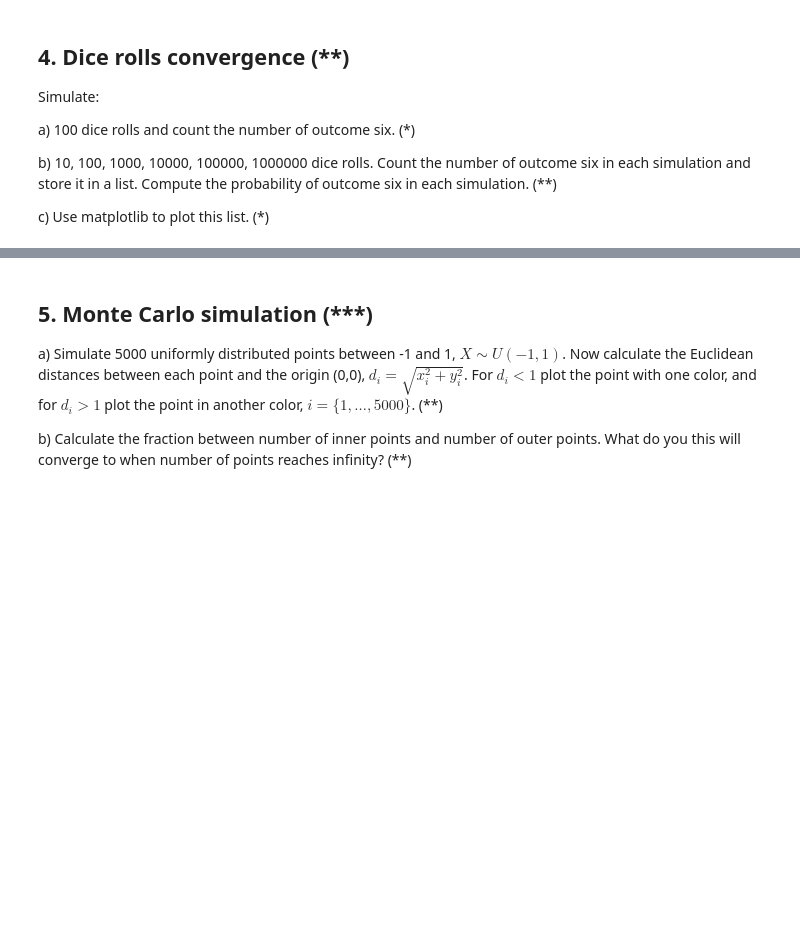
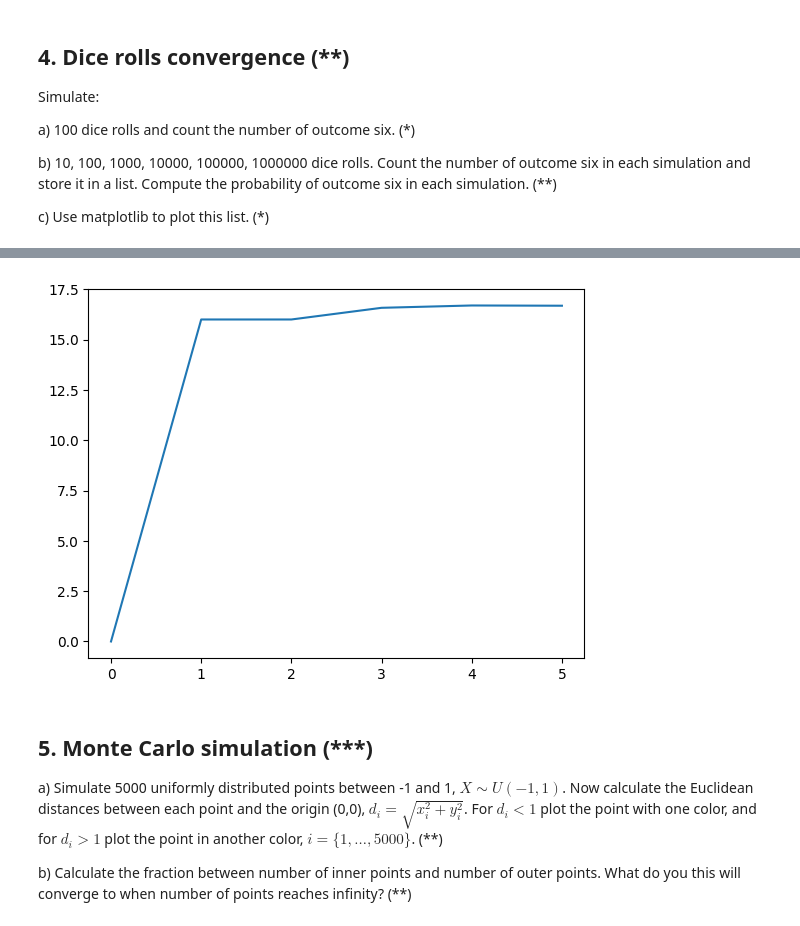
Before and after one commit to FellanNokes/Python_Course_Felix_Kjellberg_DE25, a Jupyter notebook: exercises/exercise_3.ipynb, the cells around one changed output, grey strips where cells are left out. Cells and saved outputs as stored; diff of their text form; code cells hidden in the pictures; blank space fills up the shorter version.

Commit message:
dice roll exersice in exercise 3

```diff
--- a/exercises/exercise_3.ipynb
+++ b/exercises/exercise_3.ipynb
@@ -219,3 +219,13 @@ a) 100 dice rolls and count the number of outcome six. (\*)
 b) 10, 100, 1000, 10000, 100000, 1000000 dice rolls. Count the number of outcome six in each simulation and store it in a list. Compute the probability of outcome six in each simulation. (\*\*)
 
 c) Use matplotlib to plot this list. (\*)
+# %%
+# a simulating a dice roll 100 times
+import random as rnd
+six_roll = 0
+for i in range(1, 101, 1):
+    dice_roll = rnd.randint(1,6)
+    if dice_roll == 6:
+        six_roll += 1
+
+print(six_roll)
@@ -221,0 +234,72 @@ c) Use matplotlib to plot this list. (\*)
+# %%
+import random as rnd
+import matplotlib.pyplot as plt
+
+six_roll = 0
+six_rolls = []
+probabilities = []
+probability = int(0)
+for i in range(1, 11, 1):
+    dice_roll = rnd.randint(1,6)
+    if dice_roll == 6:
+        six_roll += 1
+
+probability = six_roll/10*100
+probabilities.append(probability)
+six_rolls.append(six_roll)
+six_roll = 0
+
+for i in range(1, 101, 1):
+    dice_roll = rnd.randint(1,6)
+    if dice_roll == 6:
+        six_roll += 1
+
+probability = six_roll/100*100
+probabilities.append(probability)
+six_rolls.append(six_roll)
+six_roll = 0
+
+for i in range(1, 1001, 1):
+    dice_roll = rnd.randint(1,6)
+    if dice_roll == 6:
+        six_roll += 1
+
+probability = six_roll/1000*100
+probabilities.append(probability)
+six_rolls.append(six_roll)
+six_roll = 0
+
+for i in range(1, 10001, 1):
+    dice_roll = rnd.randint(1,6)
+    if dice_roll == 6:
+        six_roll += 1
+
+probability = six_roll/10000*100
+probabilities.append(probability)
+six_rolls.append(six_roll)
+six_roll = 0
+
+for i in range(1, 100001, 1):
+    dice_roll = rnd.randint(1,6)
+    if dice_roll == 6:
+        six_roll += 1
+
+probability = six_roll/100000*100
+probabilities.append(probability)
+six_rolls.append(six_roll)
+six_roll = 0
+
+for i in range(1, 1000001, 1):
+    dice_roll = rnd.randint(1,6)
+    if dice_roll == 6:
+        six_roll += 1
+
+probability = six_roll/1000000*100
+probabilities.append(probability)
+six_rolls.append(six_roll)
+six_roll = 0
+
+print(six_rolls)
+
+plt.plot(probabilities)
+# %% [output]
@@ -222,3 +308,4 @@ c) Use matplotlib to plot this list. (\*)
+[figure, added]
 # %% [markdown]
 ## 5. Monte Carlo simulation (\*\*\*)
 
```
Also changed, not shown: parts of 2 cells of this notebook.
